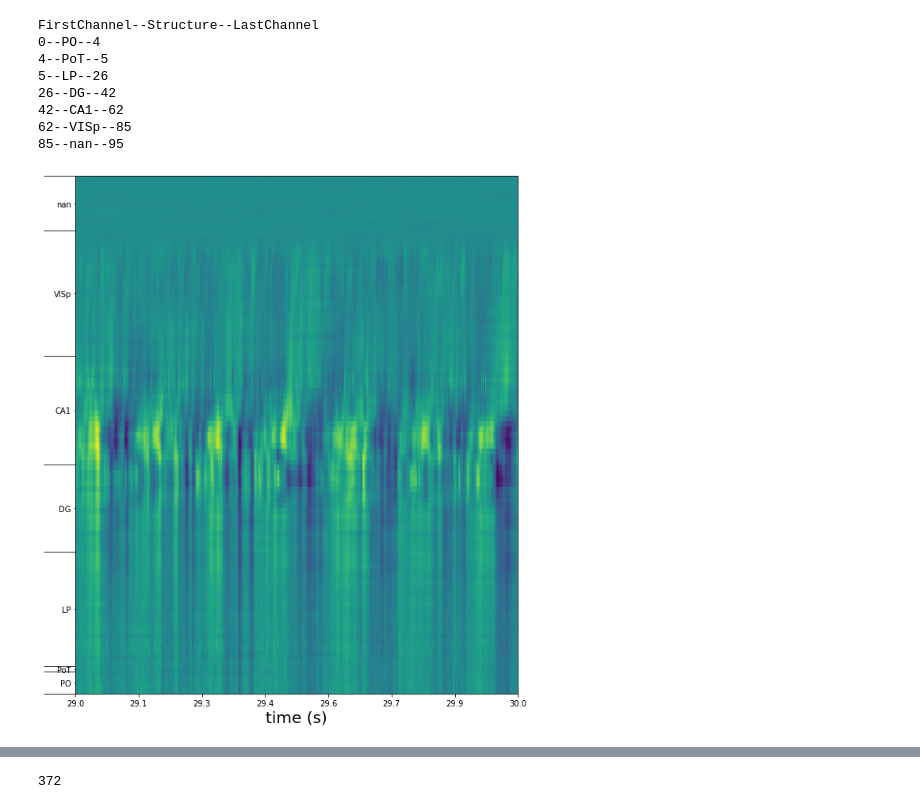
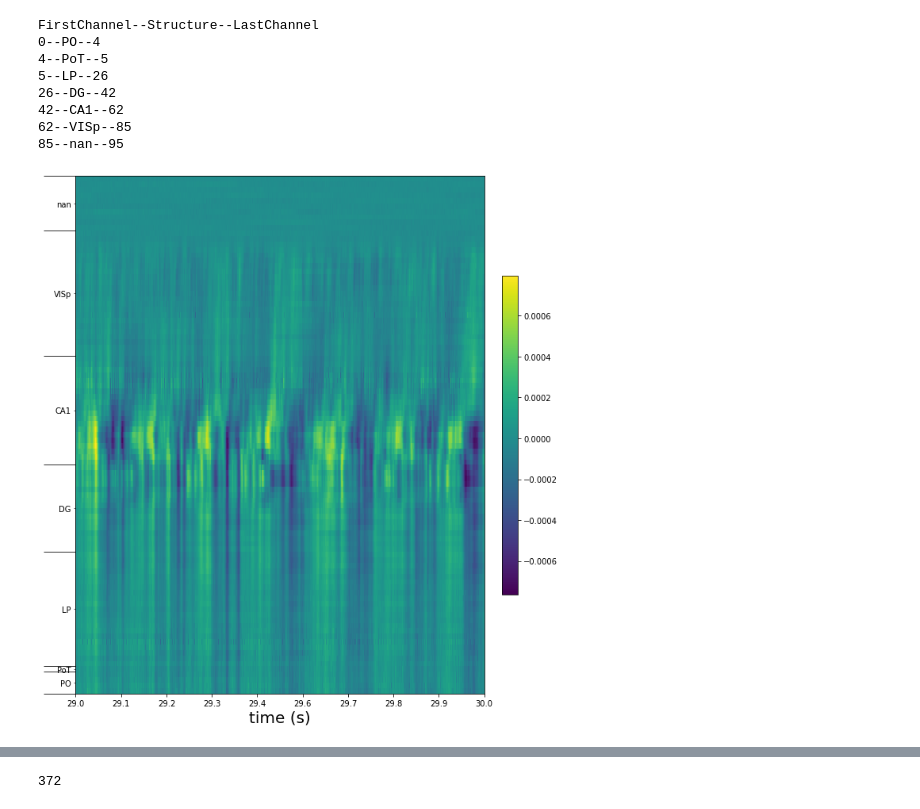
Before and after one commit to ikharitonov/allen-neuropixel-LFPs, a Jupyter notebook: session_715093703.ipynb, the cells around one changed output, grey strips where cells are left out. Saved outputs shown, nothing was run; the diff lists cells and outputs as text; code cells hidden in the pictures.

```diff
--- a/session_715093703.ipynb
+++ b/session_715093703.ipynb
@@ -130,23 +113,27 @@ FirstChannel--Structure--LastChannel
 62--VISp--85
 85--nan--95
 # %%
-window = np.where(np.logical_and(lfp["time"] < 30, lfp["time"] >= 29))[0]
+lfp_slice = lfp.sel(time=slice(29,30))
 
 fig, ax = plt.subplots(figsize=(10,12))
-ax.pcolormesh(lfp[{"time": window}].T)
+pcolormesh_obj = ax.pcolormesh(lfp_slice.T)
 
+# Plotting structure names + intervals on y-axis
 ax.set_yticks(intervals)
 ax.set_yticks(interval_midpoints, minor=True)
 ax.set_yticklabels(structure_acronyms, minor=True)
 ax.tick_params("y", which="major", labelleft=False, length=40)
 
-num_time_labels = 8
-time_label_indices = np.around(np.linspace(1, len(window), num_time_labels)).astype(int) - 1
-time_labels = [ f"{val:1.3}" for val in lfp["time"].values[window][time_label_indices]]
+# Plotting time instead of samples on x-axis
+num_time_labels = 10
+time_label_indices = np.around(np.linspace(1, len(lfp_slice["time"]), num_time_labels)).astype(int) - 1
+time_labels = np.around(lfp_slice["time"][time_label_indices].data, decimals=1)
 ax.set_xticks(time_label_indices + 0.5)
 ax.set_xticklabels(time_labels)
 ax.set_xlabel("time (s)", fontsize=20)
 
+fig.colorbar(pcolormesh_obj, fraction=0.036, pad=0.04)
+
 plt.show()
 # %% [output]
-[figure, old version]
+[figure, new version]
```
Also changed, not shown: parts of 14 cells of this notebook, 1 other file.
